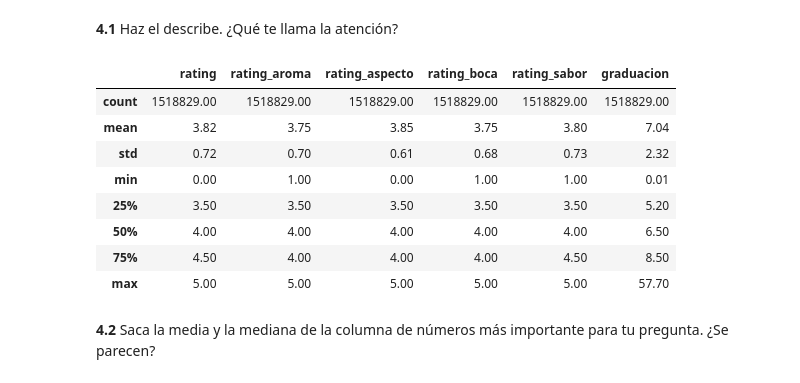
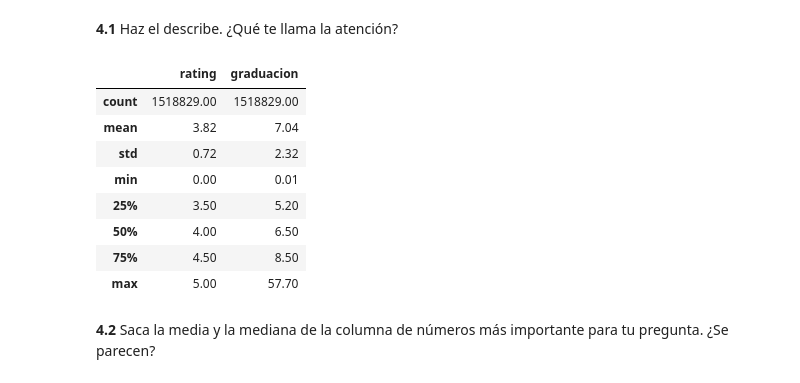
Before and after one commit to eripinor/proyecto_m1, a Jupyter notebook: eda.ipynb, the cells around one changed output. Saved outputs shown, nothing was run; the diff lists cells and outputs as text; code cells hidden in the pictures.

```diff
--- a/eda.ipynb
+++ b/eda.ipynb
@@ -74,5 +84,5 @@ memory usage: 265.0 MB
 # %%
-cervezas = cervezas.drop(columns=["brewery_id", "review_profilename", "review_time"])   # eliminamos esas tres columnas.
+cervezas = cervezas.drop(columns=["brewery_id", "review_time", "review_aroma", "review_appearance", "review_profilename", "review_palate", "review_taste", "beer_beerid"])
 
-cervezas.columns    # comprobamos que se ha eliminado
+cervezas.columns    # comprobamos qué columnas se han conservado
 # %% [output]
@@ -83,6 +92,6 @@ Index(['brewery_name', 'review_overall', 'review_aroma', 'review_appearance',
 # %% [markdown]
 **1.5** Si los nombres de las columnas están en inglés o son raros, ponles nombres en español.
 # %%
-cervezas.columns = ["cervecera", "rating", "rating_aroma", "rating_aspecto", "estilo_cerveza", "rating_boca", "rating_sabor", "cerveza", "graduacion", "id_cerveza"]
-cervezas.columns
+cervezas.columns = ["cerveceria", "rating", "estilo_cerveza", "cerveza", "graduacion"]
+cervezas.head()
 # %% [output]
@@ -254,22 +245,25 @@ Mira los números con el describe, la media, la mediana y un histograma.
 # %% [markdown]
 **4.1** Haz el describe. ¿Qué te llama la atención?
 # %%
-# Seleccionamos las columnas numéricas relevantes para analizar las valoraciones y la graduación.
+# Resumen de las dos columnas numéricas del análisis.
 
-cervezas[["rating", "rating_aroma", "rating_aspecto", "rating_boca", "rating_sabor", "graduacion"]].describe().round(2) # para obtener un resumen estadístico de las columnas numéricas de un conjunto de datos.
+cervezas[["rating", "graduacion"]].describe().round(2)
 
-# Destaca que la graduación alcohólica media es del 7,04 %, con un máximo del 57,7 %, un valor que investigaremos en el punto 5 para comprobar si es correcto.
-# También que la valoración general media es de 3,82 sobre 5 y que la mediana es 4, lo que indica que las puntuaciones tienden a ser altas.
+# La valoración general (rating) tiene una media de 3,82 sobre 5 y una mediana de 4. Esto indica que las cervezas suelen recibir puntuaciones bastante altas. La mitad de las valoraciones se encuentra entre 3,5 y 4,5 puntos.
+
+# La graduación alcohólica (graduacion) tiene una media del 7,04 % y una mediana del 6,5 %. Esto significa que la mitad de las cervezas tiene una graduación igual o inferior al 6,5 %. La mayoría se concentra entre el 5,2 % y el 8,5 %.
+
+# También destaca que la graduación máxima alcanza el 57,7 %, un valor muy elevado en comparación con la media. Es un dato extremo que conviene tener en cuenta en el análisis, aunque no podemos considerarlo un error.
 # %% [output]
-|  | rating | rating_aroma | rating_aspecto | rating_boca | rating_sabor | graduacion |
-| count | 1518829.00 | 1518829.00 | 1518829.00 | 1518829.00 | 1518829.00 | 1518829.00 |
-| mean | 3.82 | 3.75 | 3.85 | 3.75 | 3.80 | 7.04 |
-| std | 0.72 | 0.70 | 0.61 | 0.68 | 0.73 | 2.32 |
-| min | 0.00 | 1.00 | 0.00 | 1.00 | 1.00 | 0.01 |
-| 25% | 3.50 | 3.50 | 3.50 | 3.50 | 3.50 | 5.20 |
-| 50% | 4.00 | 4.00 | 4.00 | 4.00 | 4.00 | 6.50 |
-| 75% | 4.50 | 4.00 | 4.00 | 4.00 | 4.50 | 8.50 |
-| max | 5.00 | 5.00 | 5.00 | 5.00 | 5.00 | 57.70 |
+|  | rating | graduacion |
+| count | 1518829.00 | 1518829.00 |
+| mean | 3.82 | 7.04 |
+| std | 0.72 | 2.32 |
+| min | 0.00 | 0.01 |
+| 25% | 3.50 | 5.20 |
+| 50% | 4.00 | 6.50 |
+| 75% | 4.50 | 8.50 |
+| max | 5.00 | 57.70 |
 # %% [markdown]
 **4.2** Saca la media y la mediana de la columna de números más importante para tu pregunta. ¿Se parecen?
 # %%
```
Also changed, not shown: parts of 63 cells of this notebook, 1 other file.
